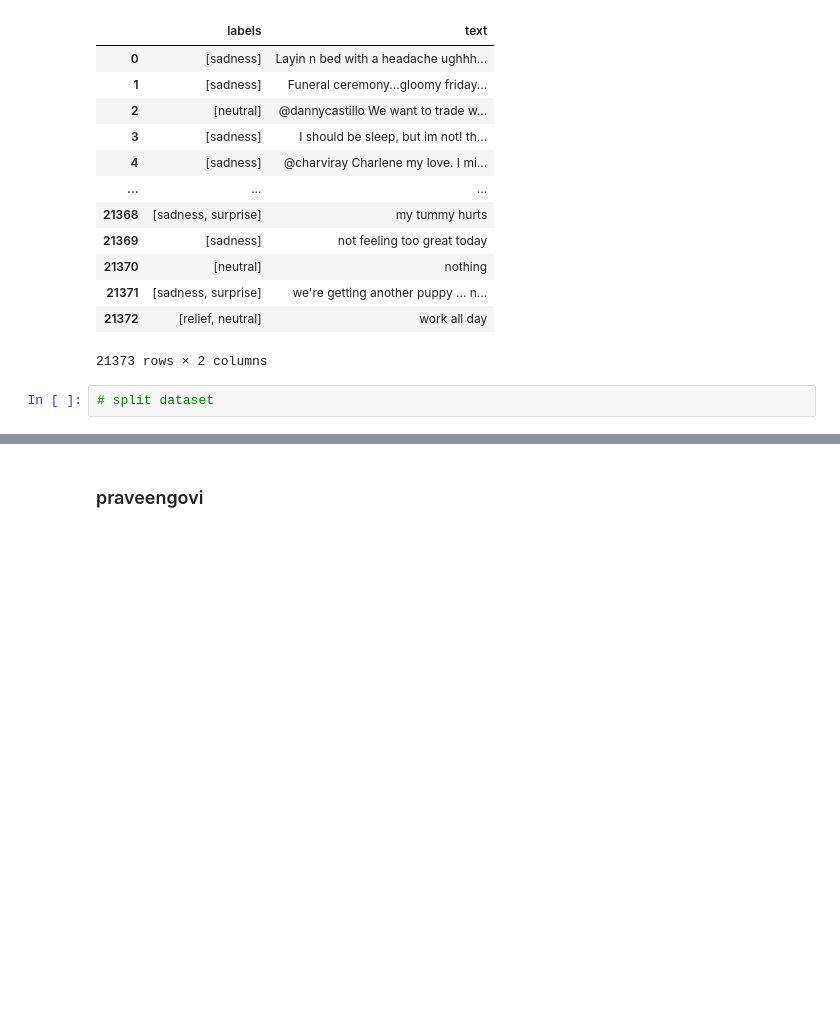
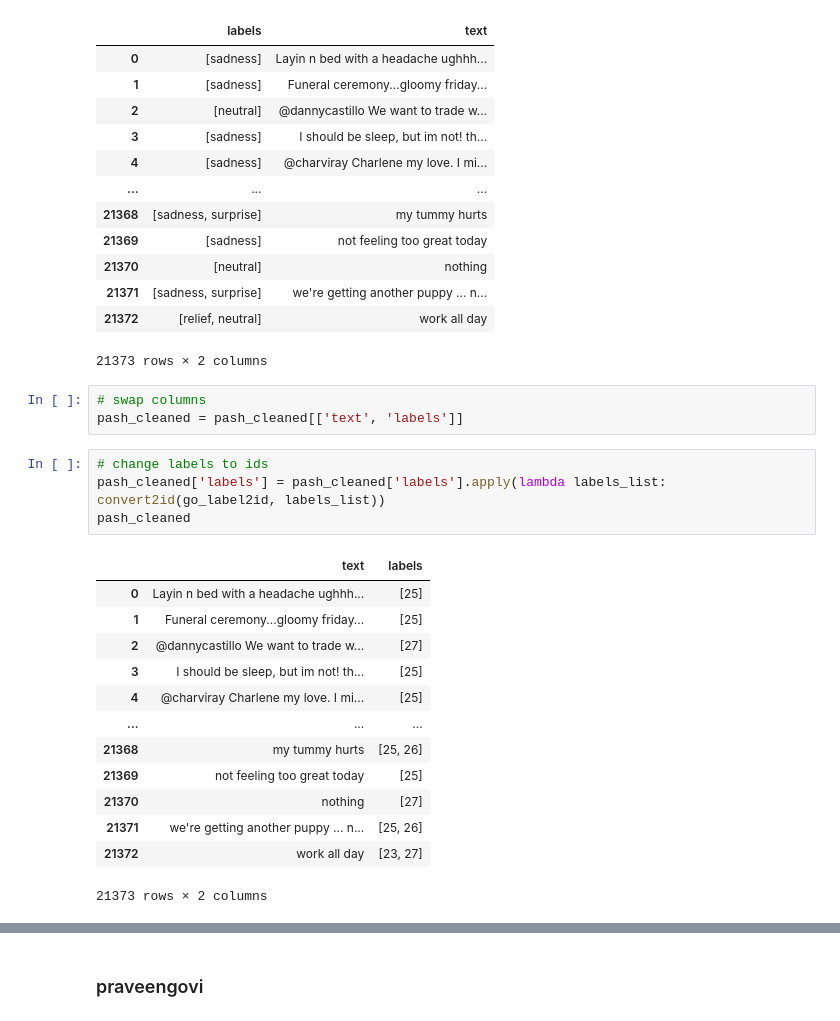
Before and after one commit to skcode0/saai, a Jupyter notebook: data_processing.ipynb, the cells around one changed output, grey strips where cells are left out. Saved outputs shown, nothing was run; the diff lists cells and outputs as text; blank space fills up the shorter version.

Commit message:
finished pash dataset.

```diff
--- a/data_processing.ipynb
+++ b/data_processing.ipynb
@@ -631,5 +614,24 @@ pash_cleaned
 | 21371 | [sadness, surprise] | we're getting another puppy ... n... |
 | 21372 | [relief, neutral] | work all day |
 21373 rows × 2 columns
-# %%
-# split dataset
+# %%
+# swap columns
+pash_cleaned = pash_cleaned[['text', 'labels']]
+# %%
+# change labels to ids
+pash_cleaned['labels'] = pash_cleaned['labels'].apply(lambda labels_list: convert2id(go_label2id, labels_list))
+pash_cleaned
+# %% [output]
+|  | text | labels |
+| 0 | Layin n bed with a headache ughhh... | [25] |
+| 1 | Funeral ceremony...gloomy friday... | [25] |
+| 2 | @dannycastillo We want to trade w... | [27] |
+| 3 | I should be sleep, but im not! th... | [25] |
+| 4 | @charviray Charlene my love. I mi... | [25] |
+| ... | ... | ... |
+| 21368 | my tummy hurts | [25, 26] |
+| 21369 | not feeling too great today | [25] |
+| 21370 | nothing | [27] |
+| 21371 | we're getting another puppy ... n... | [25, 26] |
+| 21372 | work all day | [23, 27] |
+21373 rows × 2 columns
```
Also changed, not shown: parts of 16 cells of this notebook, 11 other files.
